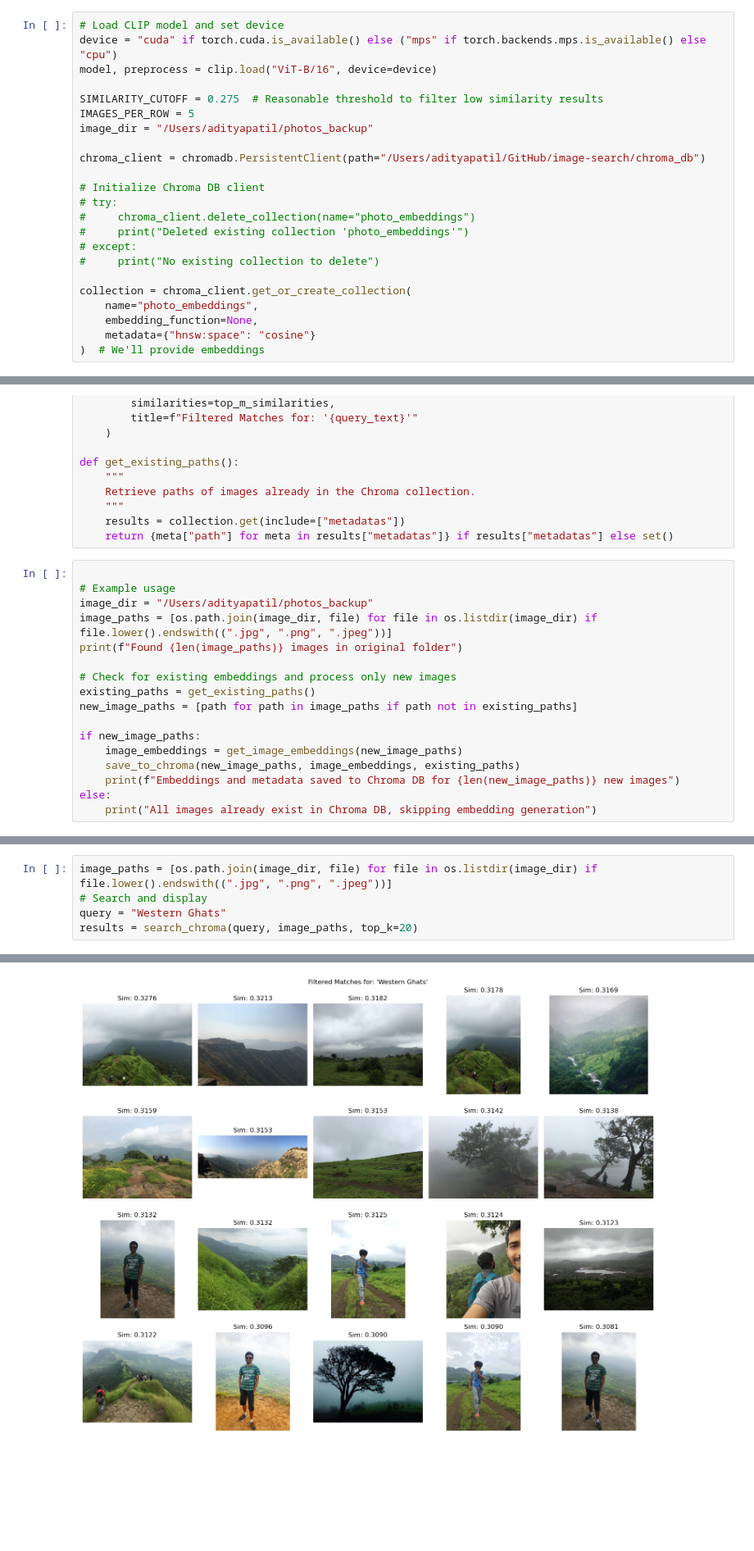
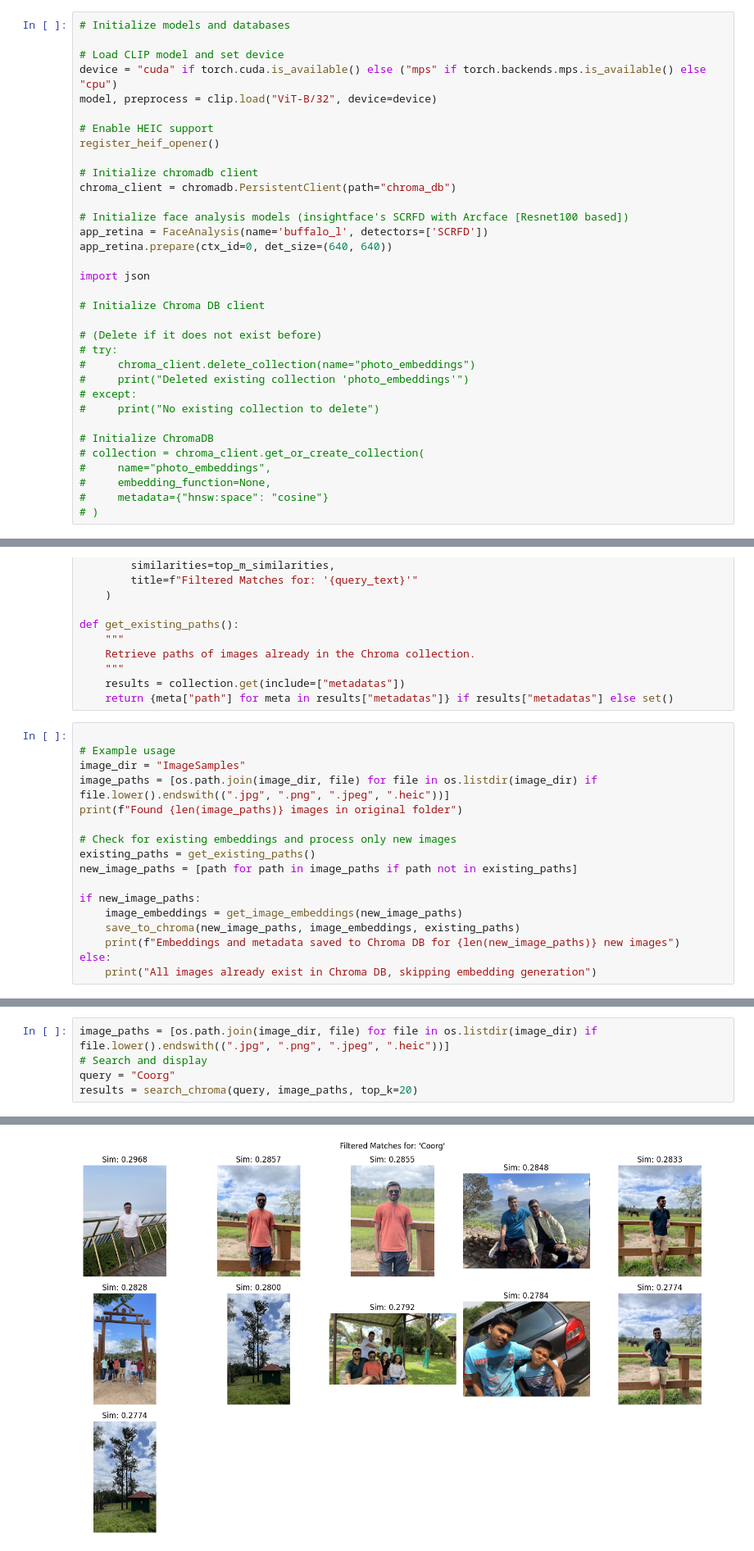
Before and after one commit to aditypatil/image-search, a Jupyter notebook: create_embed_test.ipynb, the cells around one changed output, grey strips where cells are left out. Shown at 82% size. Drawn from its saved outputs; the diff is of its cells as text; blank space fills up the shorter version.

```diff
--- a/create_embed_test.ipynb
+++ b/create_embed_test.ipynb
@@ -10,23 +22,34 @@ import matplotlib.pyplot as plt
 # %%
+# Initialize models and databases
+
 # Load CLIP model and set device
 device = "cuda" if torch.cuda.is_available() else ("mps" if torch.backends.mps.is_available() else "cpu")
-model, preprocess = clip.load("ViT-B/16", device=device)
+model, preprocess = clip.load("ViT-B/32", device=device)
 
-SIMILARITY_CUTOFF = 0.275  # Reasonable threshold to filter low similarity results
-IMAGES_PER_ROW = 5
-image_dir = "/Users/adityapatil/photos_backup"
+# Enable HEIC support
+register_heif_opener()
 
-chroma_client = chromadb.PersistentClient(path="/Users/adityapatil/GitHub/image-search/chroma_db")
+# Initialize chromadb client
+chroma_client = chromadb.PersistentClient(path="chroma_db")
+
+# Initialize face analysis models (insightface's SCRFD with Arcface [Resnet100 based])
+app_retina = FaceAnalysis(name='buffalo_l', detectors=['SCRFD'])
+app_retina.prepare(ctx_id=0, det_size=(640, 640))
+
+import json
 
 # Initialize Chroma DB client
+
+# (Delete if it does not exist before)
 # try:
 #     chroma_client.delete_collection(name="photo_embeddings")
 #     print("Deleted existing collection 'photo_embeddings'")
 # except:
 #     print("No existing collection to delete")
 
-collection = chroma_client.get_or_create_collection(
-    name="photo_embeddings",
-    embedding_function=None,
-    metadata={"hnsw:space": "cosine"}
-)  # We'll provide embeddings
+# Initialize ChromaDB
+# collection = chroma_client.get_or_create_collection(
+#     name="photo_embeddings",
+#     embedding_function=None,
+#     metadata={"hnsw:space": "cosine"}
+# )
@@ -199,8 +234,8 @@ def get_existing_paths():
 # %%
 
 # Example usage
-image_dir = "/Users/adityapatil/photos_backup"
-image_paths = [os.path.join(image_dir, file) for file in os.listdir(image_dir) if file.lower().endswith((".jpg", ".png", ".jpeg"))]
+image_dir = "ImageSamples"
+image_paths = [os.path.join(image_dir, file) for file in os.listdir(image_dir) if file.lower().endswith((".jpg", ".png", ".jpeg", ".heic"))]
 print(f"Found {len(image_paths)} images in original folder")
 
 # Check for existing embeddings and process only new images
@@ -220,7 +255,7 @@ Embeddings and metadata saved to Chroma DB for 2949 new images
 # %%
-image_paths = [os.path.join(image_dir, file) for file in os.listdir(image_dir) if file.lower().endswith((".jpg", ".png", ".jpeg"))]
+image_paths = [os.path.join(image_dir, file) for file in os.listdir(image_dir) if file.lower().endswith((".jpg", ".png", ".jpeg", ".heic"))]
 # Search and display
-query = "Western Ghats"
+query = "Coorg"
 results = search_chroma(query, image_paths, top_k=20)
 # %% [output]
 Filtered Matches Above Similarity Cutoff (0.275):
@@ -243,4 +273,4 @@ Filtered Matches Above Similarity Cutoff (0.275):
-[figure, old version]
+[figure, new version]
 # %% [markdown]
 # Exploring metadata
 # %%
```
Also changed, not shown: parts of 5 cells of this notebook, 4 other files.
